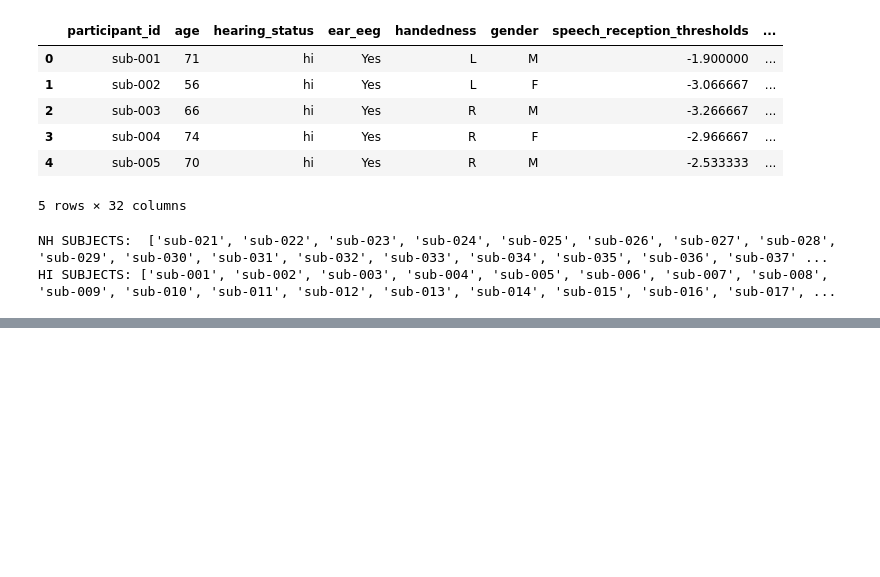
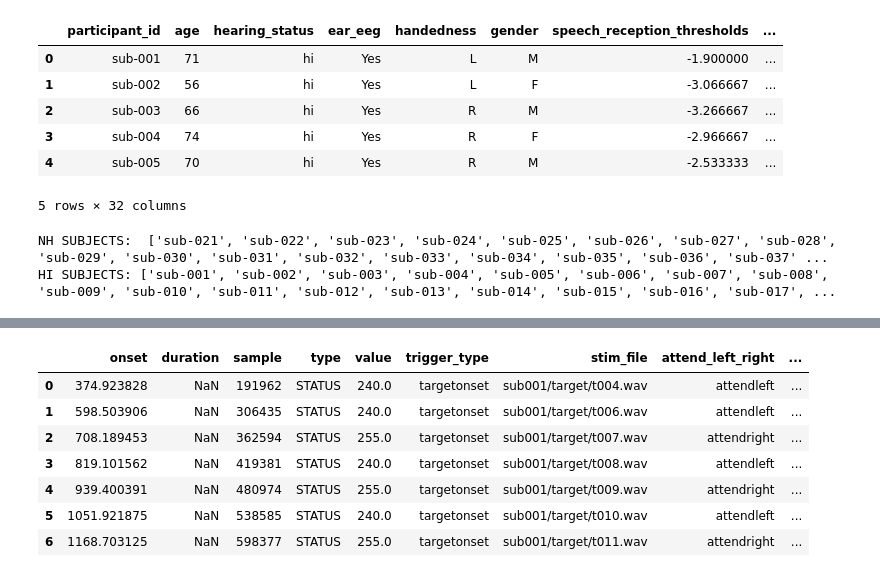
Before and after one commit to manito-coder/Beyond-TRFs, a Jupyter notebook: across-datasets/hearing-impaired-fuglsang/align-data.ipynb, the cells around one changed output, grey strips where cells are left out. Cells and saved outputs as stored; diff of their text form; code cells hidden in the pictures; blank space fills up the shorter version.

```diff
--- a/across-datasets/hearing-impaired-fuglsang/align-data.ipynb
+++ b/across-datasets/hearing-impaired-fuglsang/align-data.ipynb
@@ -30,0 +44,23 @@ HI SUBJECTS: ['sub-001', 'sub-002', 'sub-003', 'sub-004', 'sub-005', 'sub-006',
+# %%
+def get_trials(subject_id):
+    tsv_path = SNHL_ROOT / subject_id / 'eeg' / f'{subject_id}_task-selectiveattention_events.tsv'
+    events = pd.read_csv(tsv_path, sep='\t')
+
+    targets  = events[events['trigger_type'] == 'targetonset'].reset_index(drop=True)
+    ends     = events[events['trigger_type'] == 'trialend'].reset_index(drop=True)
+    maskers  = events[events['trigger_type'] == 'maskeronset'].reset_index(drop=True)
+
+    # Build trial table
+    trials = targets.copy()
+    trials['end_sample'] = ends['sample'].values
+    trials['end_onset']  = ends['onset'].values
+    trials['difficulty'] = ends['diffulty_ratings'].values
+    trials['score']      = ends['questionnaire_scores'].values
+
+    # Add masker info
+    two_talker_mask = trials['single_talker_two_talker'] == 'twotalker'
+    trials.loc[two_talker_mask, 'masker_stim_file']  = maskers['stim_file'].values
+    trials.loc[two_talker_mask, 'masker_sample']     = maskers['sample'].values
+    trials.loc[two_talker_mask, 'masker_onset']      = maskers['onset'].values
+
+    return trials[two_talker_mask].reset_index(drop=True)
@@ -30,0 +380,3 @@ HI SUBJECTS: ['sub-001', 'sub-002', 'sub-003', 'sub-004', 'sub-005', 'sub-006',
+# %%
+testing_subject = hi_subjects[0]
+testing_subject
@@ -30,0 +407,12 @@ HI SUBJECTS: ['sub-001', 'sub-002', 'sub-003', 'sub-004', 'sub-005', 'sub-006',
+# %%
+trials = get_trials(testing_subject)
+trials.head(7)
+# %% [output]
+|  | onset | duration | sample | type | value | trigger_type | stim_file | attend_left_right | ... |
+| 0 | 374.923828 | NaN | 191962 | STATUS | 240.0 | targetonset | sub001/target/t004.wav | attendleft | ... |
+| 1 | 598.503906 | NaN | 306435 | STATUS | 240.0 | targetonset | sub001/target/t006.wav | attendleft | ... |
+| 2 | 708.189453 | NaN | 362594 | STATUS | 255.0 | targetonset | sub001/target/t007.wav | attendright | ... |
+| 3 | 819.101562 | NaN | 419381 | STATUS | 240.0 | targetonset | sub001/target/t008.wav | attendleft | ... |
+| 4 | 939.400391 | NaN | 480974 | STATUS | 255.0 | targetonset | sub001/target/t009.wav | attendright | ... |
+| 5 | 1051.921875 | NaN | 538585 | STATUS | 240.0 | targetonset | sub001/target/t010.wav | attendleft | ... |
+| 6 | 1168.703125 | NaN | 598377 | STATUS | 255.0 | targetonset | sub001/target/t011.wav | attendright | ... |
```
Also changed, not shown: parts of 21 cells of this notebook, 6 other files.
